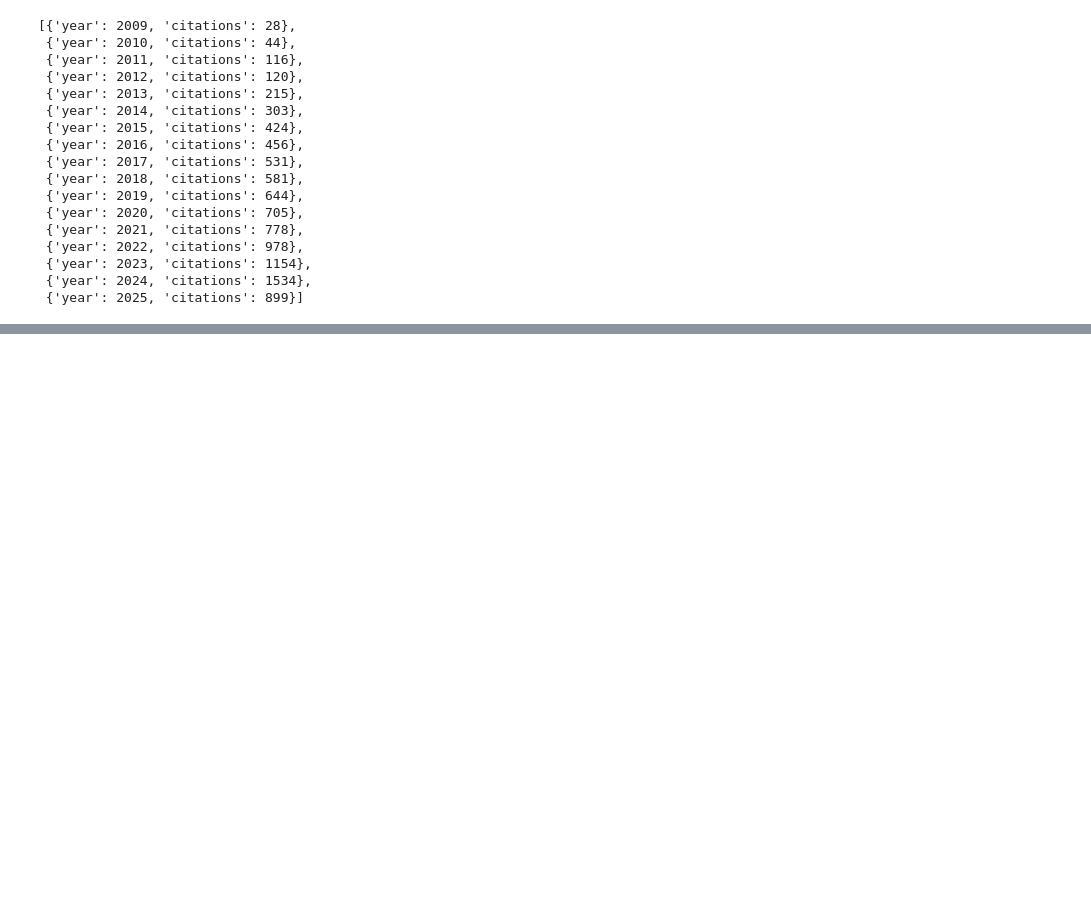
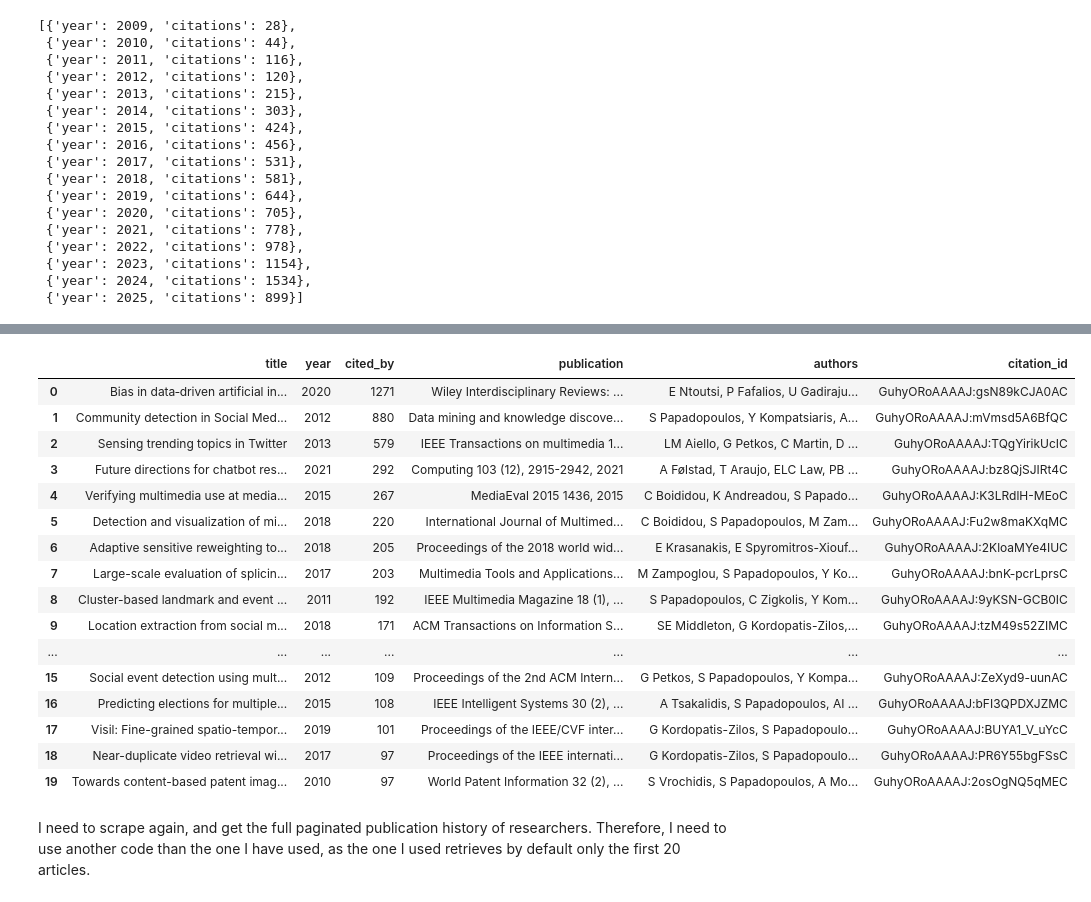
Before and after one commit to Ppandda/parenthood, a Jupyter notebook: parenthood_europe/notebooks/H1/get_data/getting_temporal_data.ipynb, the cells around one changed output, grey strips where cells are left out. Cells and saved outputs as stored; diff of their text form; code cells hidden in the pictures; blank space fills up the shorter version.

```diff
--- a/parenthood_europe/notebooks/H1/get_data/getting_temporal_data.ipynb
+++ b/parenthood_europe/notebooks/H1/get_data/getting_temporal_data.ipynb
@@ -1205,0 +1221,38 @@ first_entry['cited_by']['graph']
+# %%
+import pandas as pd
+
+# Flatten key fields into a list of dicts
+records = []
+for article in first_entry['articles']:
+    records.append({
+        'title': article.get('title'),
+        'year': article.get('year'),
+        'cited_by': article.get('cited_by', {}).get('value'),
+        'publication': article.get('publication'),
+        'authors': article.get('authors'),
+        'citation_id': article.get('citation_id')
+    })
+
+df_articles = pd.DataFrame(records)
+# %%
+df_articles
+# %% [output]
+|  | title | year | cited_by | publication | authors | citation_id |
+| 0 | Bias in data‐driven artificial in... | 2020 | 1271 | Wiley Interdisciplinary Reviews: ... | E Ntoutsi, P Fafalios, U Gadiraju... | GuhyORoAAAAJ:gsN89kCJA0AC |
+| 1 | Community detection in Social Med... | 2012 | 880 | Data mining and knowledge discove... | S Papadopoulos, Y Kompatsiaris, A... | GuhyORoAAAAJ:mVmsd5A6BfQC |
+| 2 | Sensing trending topics in Twitter | 2013 | 579 | IEEE Transactions on multimedia 1... | LM Aiello, G Petkos, C Martin, D ... | GuhyORoAAAAJ:TQgYirikUcIC |
+| 3 | Future directions for chatbot res... | 2021 | 292 | Computing 103 (12), 2915-2942, 2021 | A Følstad, T Araujo, ELC Law, PB ... | GuhyORoAAAAJ:bz8QjSJIRt4C |
+| 4 | Verifying multimedia use at media... | 2015 | 267 | MediaEval 2015 1436, 2015 | C Boididou, K Andreadou, S Papado... | GuhyORoAAAAJ:K3LRdlH-MEoC |
+| 5 | Detection and visualization of mi... | 2018 | 220 | International Journal of Multimed... | C Boididou, S Papadopoulos, M Zam... | GuhyORoAAAAJ:Fu2w8maKXqMC |
+| 6 | Adaptive sensitive reweighting to... | 2018 | 205 | Proceedings of the 2018 world wid... | E Krasanakis, E Spyromitros-Xiouf... | GuhyORoAAAAJ:2KloaMYe4IUC |
+| 7 | Large-scale evaluation of splicin... | 2017 | 203 | Multimedia Tools and Applications... | M Zampoglou, S Papadopoulos, Y Ko... | GuhyORoAAAAJ:bnK-pcrLprsC |
+| 8 | Cluster-based landmark and event ... | 2011 | 192 | IEEE Multimedia Magazine 18 (1), ... | S Papadopoulos, C Zigkolis, Y Kom... | GuhyORoAAAAJ:9yKSN-GCB0IC |
+| 9 | Location extraction from social m... | 2018 | 171 | ACM Transactions on Information S... | SE Middleton, G Kordopatis-Zilos,... | GuhyORoAAAAJ:tzM49s52ZIMC |
+| ... | ... | ... | ... | ... | ... | ... |
+| 15 | Social event detection using mult... | 2012 | 109 | Proceedings of the 2nd ACM Intern... | G Petkos, S Papadopoulos, Y Kompa... | GuhyORoAAAAJ:ZeXyd9-uunAC |
+| 16 | Predicting elections for multiple... | 2015 | 108 | IEEE Intelligent Systems 30 (2), ... | A Tsakalidis, S Papadopoulos, AI ... | GuhyORoAAAAJ:bFI3QPDXJZMC |
+| 17 | Visil: Fine-grained spatio-tempor... | 2019 | 101 | Proceedings of the IEEE/CVF inter... | G Kordopatis-Zilos, S Papadopoulo... | GuhyORoAAAAJ:BUYA1_V_uYcC |
+| 18 | Near-duplicate video retrieval wi... | 2017 | 97 | Proceedings of the IEEE internati... | G Kordopatis-Zilos, S Papadopoulo... | GuhyORoAAAAJ:PR6Y55bgFSsC |
+| 19 | Towards content-based patent imag... | 2010 | 97 | World Patent Information 32 (2), ... | S Vrochidis, S Papadopoulos, A Mo... | GuhyORoAAAAJ:2osOgNQ5qMEC |
+# %% [markdown]
+I need to scrape again, and get the full paginated publication history of researchers. Therefore, I need to use another code than the one I have used, as the one I used retrieves by default only the first 20 articles.
```
Also changed, not shown: parts of 3 cells of this notebook, 5 other files.
